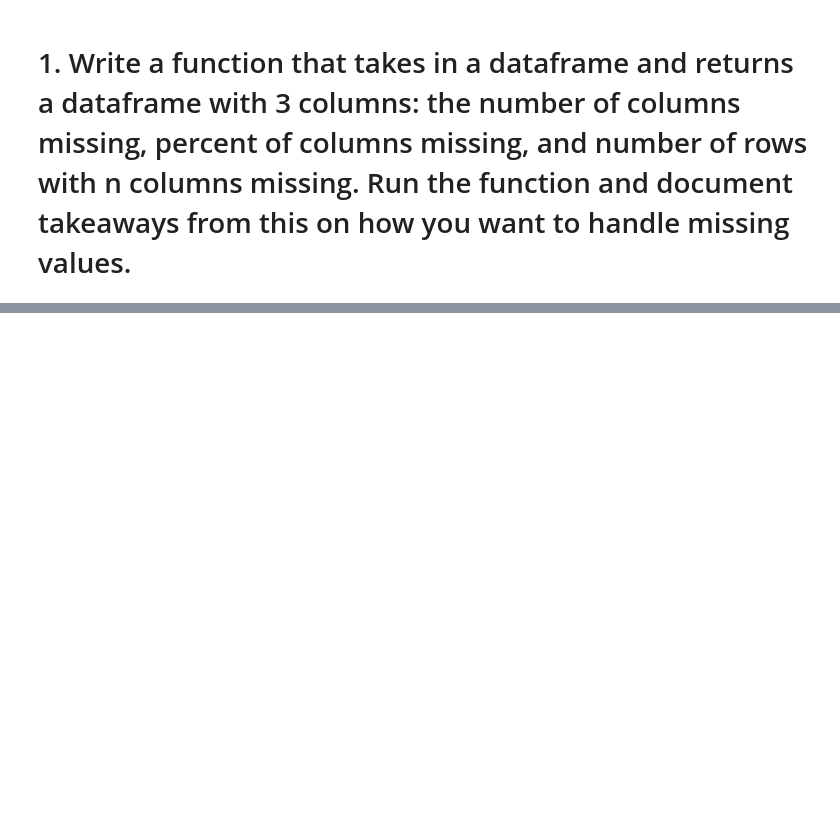
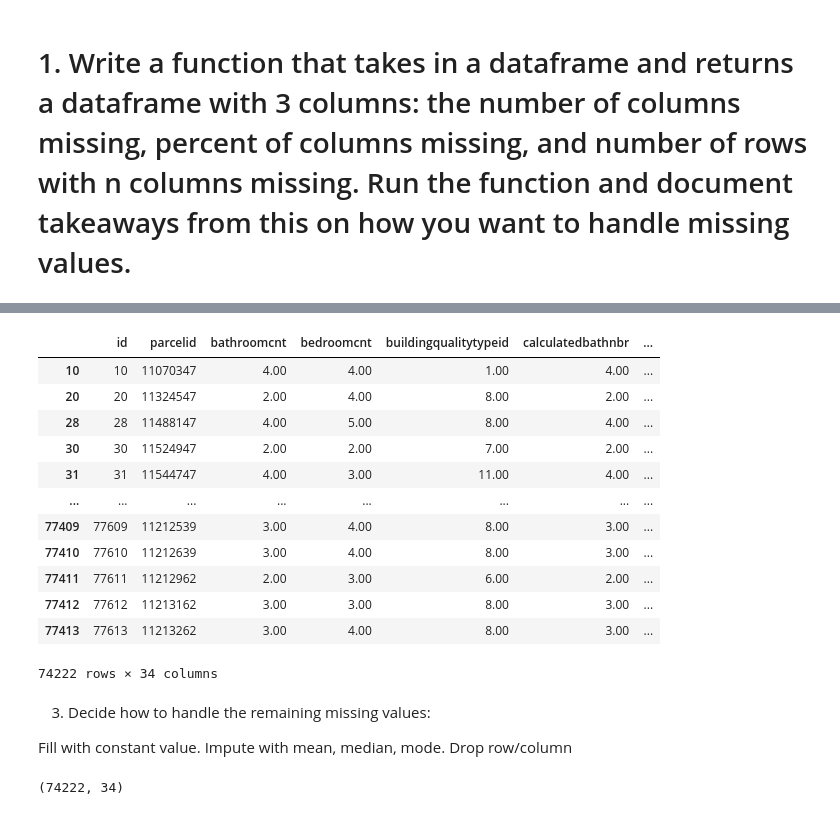
Before and after one commit to AI-Gomez/clustering-exercises, a Jupyter notebook: zillow.ipynb, the cells around one changed output, grey strips where cells are left out. Drawn from its saved outputs; the diff is of its cells as text; code cells hidden in the pictures; blank space fills up the shorter version.

```diff
--- a/zillow.ipynb
+++ b/zillow.ipynb
@@ -156,0 +191,35 @@ Length: 77414, dtype: int64
+# %%
+#example from lesson
+
+def handle_missing_values(df, prop_required_column = .5, prop_required_row = .75):
+    threshold = int(round(prop_required_column*len(df.index),0))
+    df.dropna(axis=1, thresh=threshold, inplace=True)
+    threshold = int(round(prop_required_row*len(df.columns),0))
+    df.dropna(axis=0, thresh=threshold, inplace=True)
+    return df
+# %%
+handle_missing_values(df)
+# %% [output]
+|  | id | parcelid | bathroomcnt | bedroomcnt | buildingqualitytypeid | calculatedbathnbr | ... |
+| 10 | 10 | 11070347 | 4.00 | 4.00 | 1.00 | 4.00 | ... |
+| 20 | 20 | 11324547 | 2.00 | 4.00 | 8.00 | 2.00 | ... |
+| 28 | 28 | 11488147 | 4.00 | 5.00 | 8.00 | 4.00 | ... |
+| 30 | 30 | 11524947 | 2.00 | 2.00 | 7.00 | 2.00 | ... |
+| 31 | 31 | 11544747 | 4.00 | 3.00 | 11.00 | 4.00 | ... |
+| ... | ... | ... | ... | ... | ... | ... | ... |
+| 77409 | 77609 | 11212539 | 3.00 | 4.00 | 8.00 | 3.00 | ... |
+| 77410 | 77610 | 11212639 | 3.00 | 4.00 | 8.00 | 3.00 | ... |
+| 77411 | 77611 | 11212962 | 2.00 | 3.00 | 6.00 | 2.00 | ... |
+| 77412 | 77612 | 11213162 | 3.00 | 3.00 | 8.00 | 3.00 | ... |
+| 77413 | 77613 | 11213262 | 3.00 | 4.00 | 8.00 | 3.00 | ... |
+74222 rows × 34 columns
+# %% [markdown]
+3. Decide how to handle the remaining missing values:
+
+Fill with constant value.
+Impute with mean, median, mode.
+Drop row/column
+# %%
+df.shape
+# %% [output]
+(74222, 34)
```
Also changed, not shown: parts of 15 cells of this notebook.
